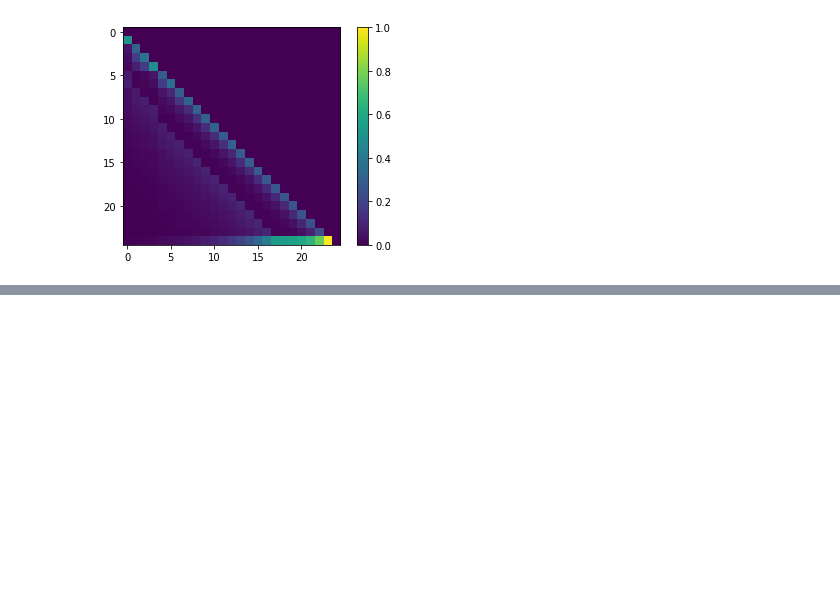
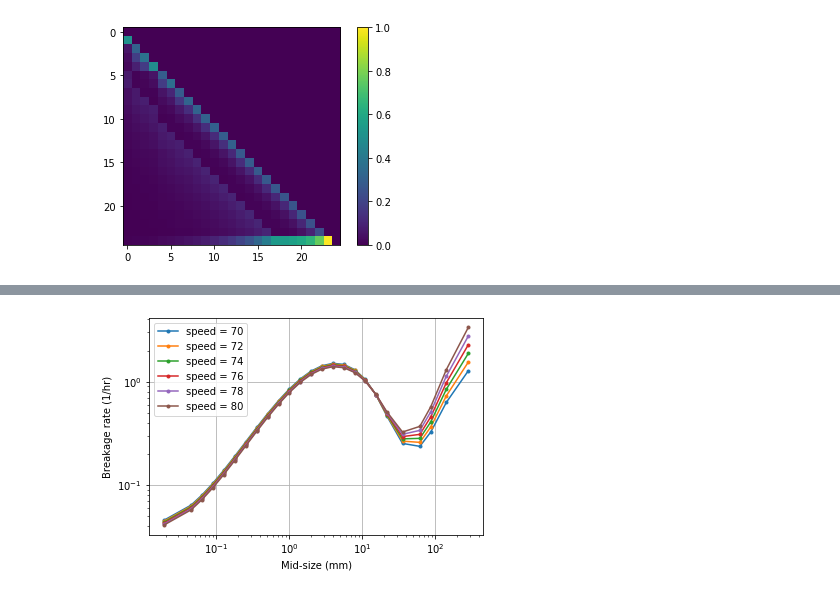
Before and after one commit to billtubbs/mech-575, a Jupyter notebook: code/python/project-grinding-dynamic-simulation-model.ipynb, the cells around one changed output, grey strips where cells are left out. Drawn from its saved outputs; the diff is of its cells as text; code cells hidden in the pictures; blank space fills up the shorter version.

```diff
--- a/code/python/project-grinding-dynamic-simulation-model.ipynb
+++ b/code/python/project-grinding-dynamic-simulation-model.ipynb
@@ -326,0 +541,25 @@ plt.show()
+# %%
+def plot_rates(mid_sizes, r, ax=None, ylabel='Breakage rate (1/hr)',
+               label=None):
+    if ax is None:
+        ax = plt.gca()
+    ax.plot(mid_sizes, r, marker='.', linestyle='-', label=label)
+    ax.set_xlabel(mid_sizes.name)
+    ax.set_ylabel(ylabel)
+    ax.set_xscale('log')
+    ax.set_yscale('log')
+    return ax
+# %%
+mid_sizes_mm = mid_sizes * 1e-3
+mid_sizes_mm.name = mid_sizes.name + ' (mm)'
+# %%
+load_pct = 33
+for speed_pct in [70, 72, 74, 76, 78, 80]:
+    r = breakage_function.get_breakage_rate(mid_sizes_mm, load_pct, speed_pct)
+    label = f'speed = {speed_pct}'
+    plot_rates(mid_sizes_mm, r, label=label)
+plt.grid()
+plt.legend()
+plt.show()
+# %% [output]
+[figure, added]
```
Also changed, not shown: parts of 12 cells of this notebook.
